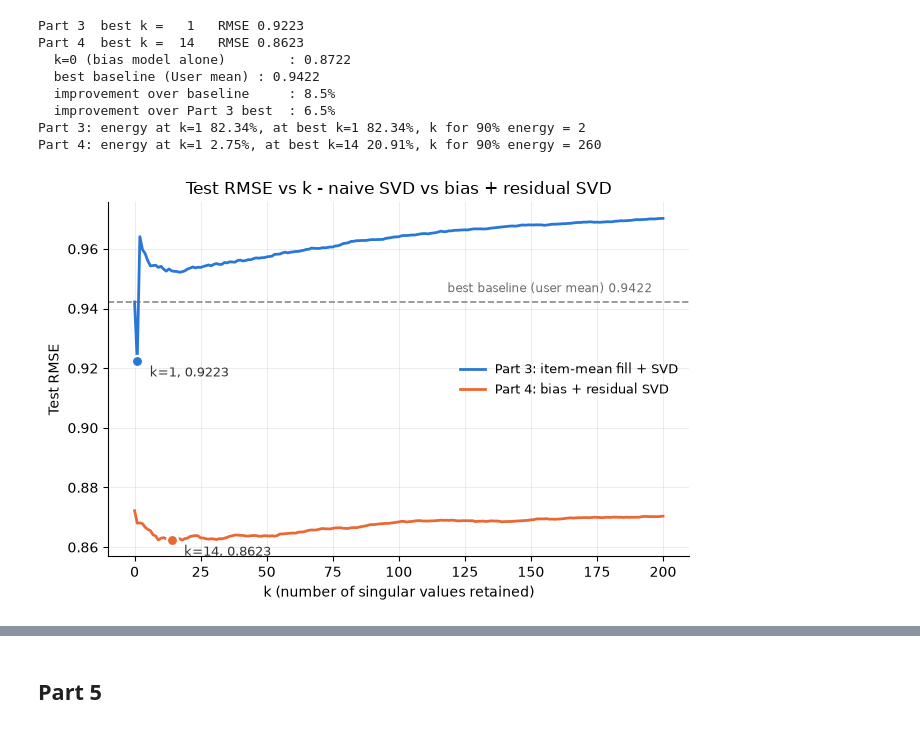
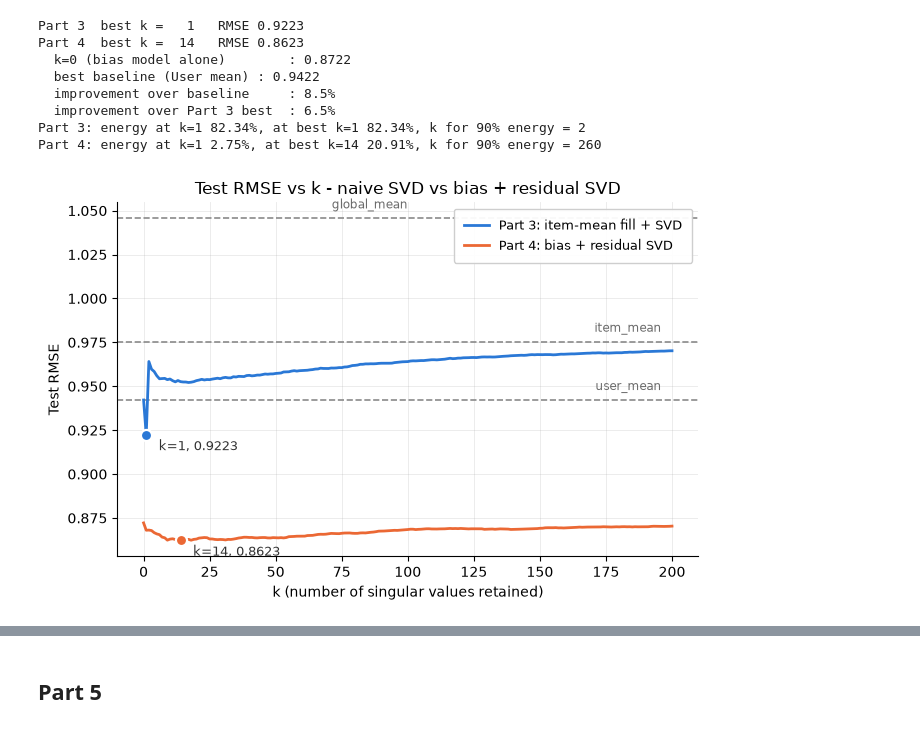
Before and after one commit to emarkow1/EECE-5644-miniproject-04, a Jupyter notebook: miniproject04.ipynb, the cells around one changed output, grey strips where cells are left out. Cells and saved outputs as stored; diff of their text form; code cells hidden in the pictures.

```diff
--- a/miniproject04.ipynb
+++ b/miniproject04.ipynb
@@ -621,36 +595,44 @@ Part 4: energy at k=1 2.75%, at best k=14 20.91%, k for 90% energy = 260
 # %%
 # Parts 3 and 4 on the same axes
 fig, ax = plt.subplots(figsize=(7.5, 4.6))
 
-ax.axhline(best_baseline_rmse, color='#8a8a8a', linestyle='--', linewidth=1.2, zorder=1)
-ax.annotate(f'best baseline ({best_baseline.lower()}) {best_baseline_rmse:.4f}',
-            xy=(K_MAX * 0.98, best_baseline_rmse), xytext=(0, 5), textcoords='offset points',
-            ha='right', va='bottom', fontsize=8.5, color='#6b6b6b')
+ax.axhline(baseline_rmse['Global mean'], color='#8a8a8a', linestyle='--', linewidth=1.2, zorder=1)
+ax.annotate("global_mean", xy=(K_MAX * 0.5, baseline_rmse['Global mean']), xytext=(0, 5),
+            textcoords='offset points', ha='right', va='bottom', fontsize=8.5, color='#6b6b6b')
+
+ax.axhline(baseline_rmse['Item mean'], color='#8a8a8a', linestyle='--', linewidth=1.2, zorder=1)
+ax.annotate("item_mean", xy=(K_MAX * 0.98, baseline_rmse['Item mean']), xytext=(0, 5),
+            textcoords='offset points', ha='right', va='bottom', fontsize=8.5, color='#6b6b6b')
+
+ax.axhline(baseline_rmse['User mean'], color='#8a8a8a', linestyle='--', linewidth=1.2, zorder=1)
+ax.annotate("user_mean", xy=(K_MAX * 0.98, baseline_rmse['User mean']), xytext=(0, 5),
+            textcoords='offset points', ha='right', va='bottom', fontsize=8.5, color='#6b6b6b')
 
 ax.plot(ks, rmse_naive, color='#2a78d6', linewidth=2,
         label='Part 3: item-mean fill + SVD', zorder=3)
 ax.plot(ks, rmse_residual, color='#eb6834', linewidth=2,
         label='Part 4: bias + residual SVD', zorder=3)
 
 # Direct-label each optimum rather than every point
 for curve, colour, bk in [(rmse_naive, '#2a78d6', best_k_naive),
                           (rmse_residual, '#eb6834', best_k_res)]:
     ax.plot(bk, curve[bk], 'o', markersize=8, color=colour,
             markeredgecolor='white', markeredgewidth=1.6, zorder=4)
     ax.annotate(f'k={bk}, {curve[bk]:.4f}', xy=(bk, curve[bk]), xytext=(9, -11),
                 textcoords='offset points', fontsize=9, color='#333333')
 
 ax.set_xlabel('k (number of singular values retained)')
 ax.set_ylabel('Test RMSE')
 ax.set_title('Test RMSE vs k - naive SVD vs bias + residual SVD')
 ax.grid(True, alpha=0.28, linewidth=0.6)
 ax.set_axisbelow(True)
 ax.spines['top'].set_visible(False)
 ax.spines['right'].set_visible(False)
-ax.legend(frameon=False, loc='center right', fontsize=9)
+ax.legend(loc='upper right', fontsize=9, frameon=True,
+          facecolor='white', edgecolor='#cccccc', framealpha=0.95, borderpad=0.8)
 plt.show()
 # %% [output]
-[figure, old version]
+[figure, new version]
 # %% [markdown]
 ### Part 4 results
 
```
Also changed, not shown: parts of 11 cells of this notebook, 1 other file.
